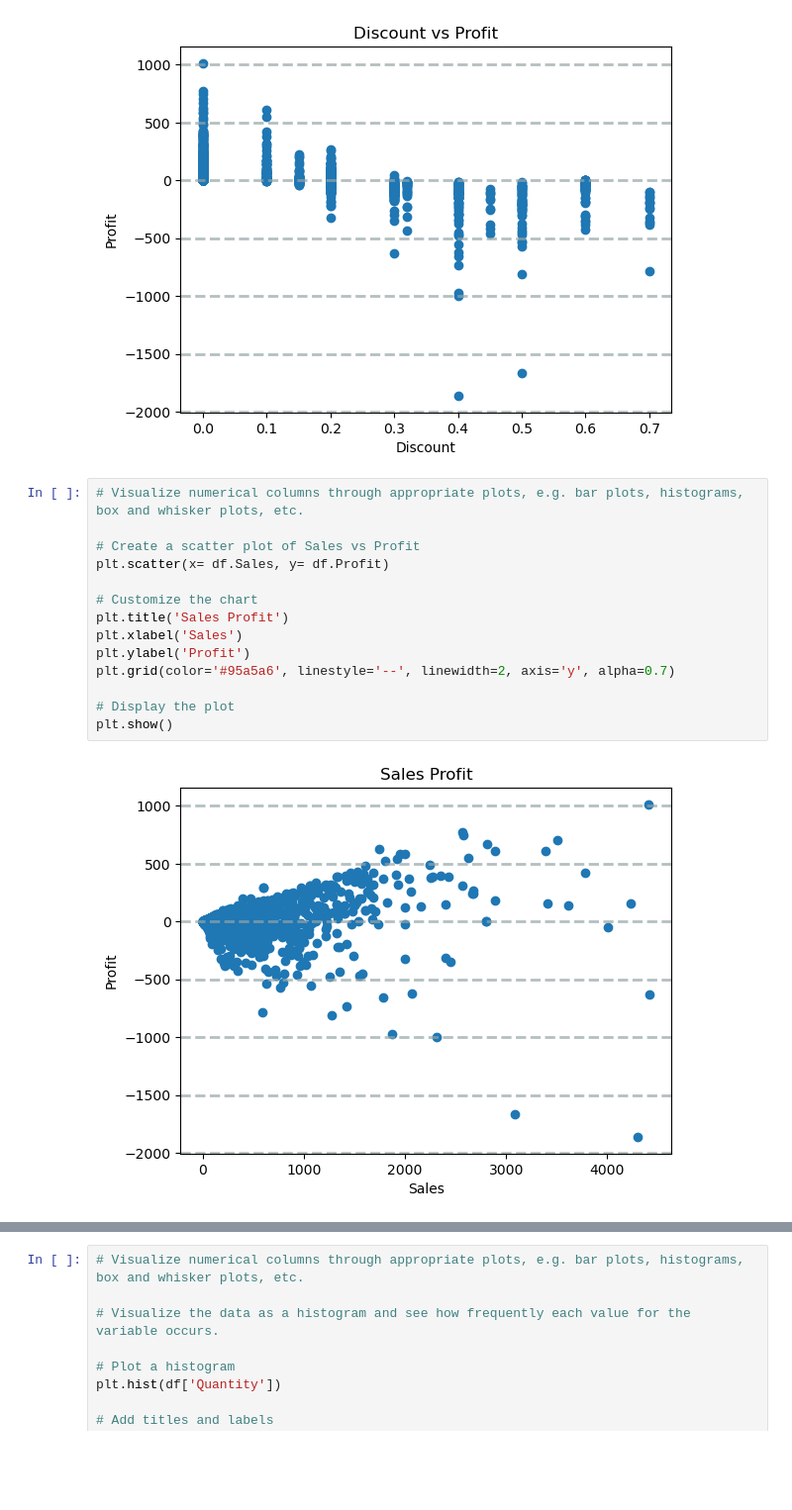
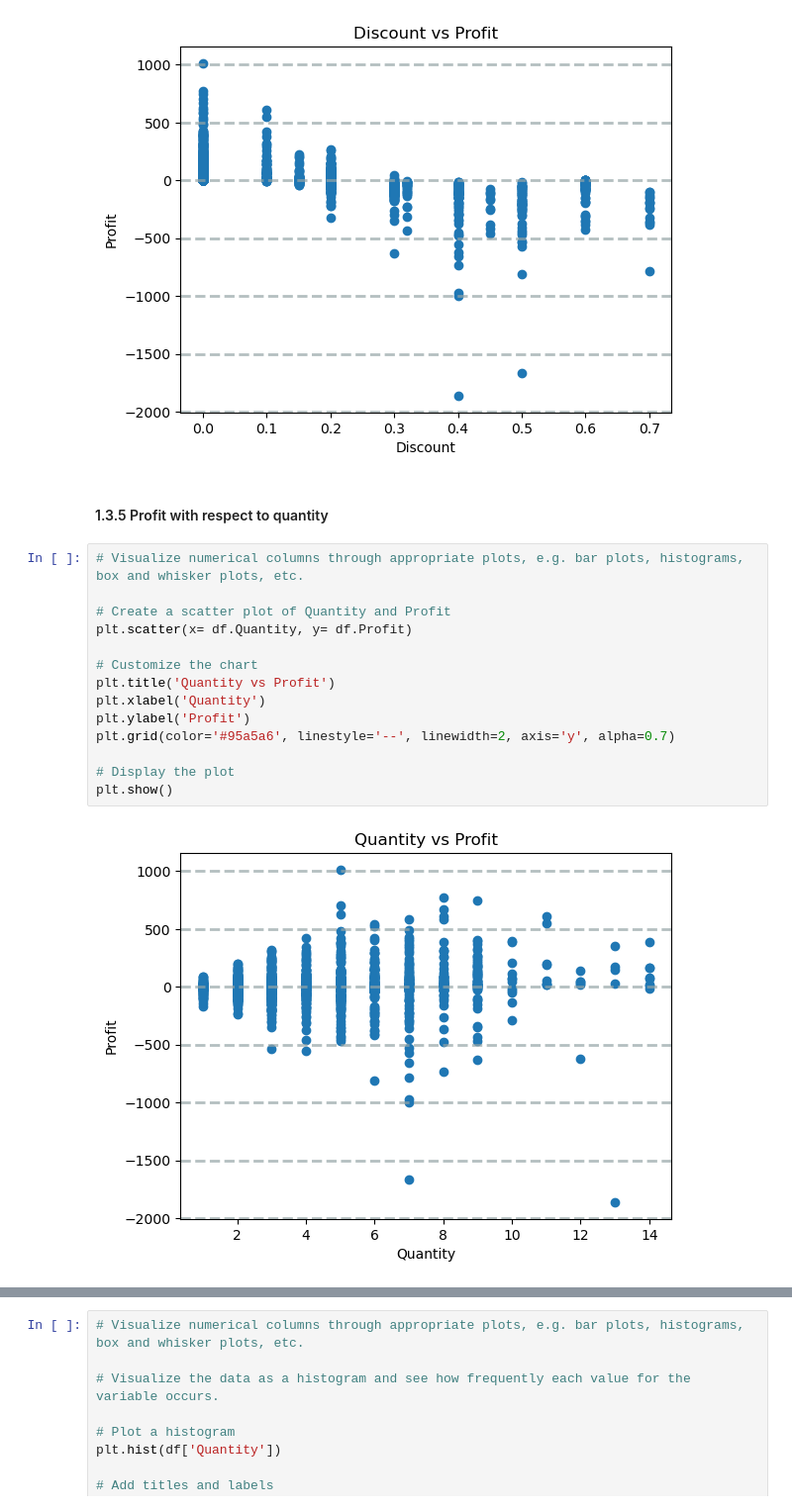
Before and after one commit to CandaceYMS/2024-Phase-2-data-science, a Jupyter notebook: data-science/1. Analysis and Preprocessing/part1-submission.ipynb, the cells around one changed output, grey strips where cells are left out. Shown at 99% size. Saved outputs shown, nothing was run; the diff lists cells and outputs as text; blank space fills up the shorter version.

```diff
--- a/data-science/1. Analysis and Preprocessing/part1-submission.ipynb
+++ b/data-science/1. Analysis and Preprocessing/part1-submission.ipynb
@@ -128,19 +168,21 @@ plt.grid(color='#95a5a6', linestyle='--', linewidth=2, axis='y', alpha=0.7)
 plt.show()
 # %% [output]
 [figure]
+# %% [markdown]
+#### 1.3.5 Profit with respect to quantity
 # %%
 # Visualize numerical columns through appropriate plots, e.g. bar plots, histograms, box and whisker plots, etc.
 
-# Create a scatter plot of Sales vs Profit
-plt.scatter(x= df.Sales, y= df.Profit)
+# Create a scatter plot of Quantity and Profit
+plt.scatter(x= df.Quantity, y= df.Profit)
 
 # Customize the chart
-plt.title('Sales Profit')
-plt.xlabel('Sales')
+plt.title('Quantity vs Profit')
+plt.xlabel('Quantity')
 plt.ylabel('Profit')
 plt.grid(color='#95a5a6', linestyle='--', linewidth=2, axis='y', alpha=0.7)
 
 # Display the plot
 plt.show()
 # %% [output]
-[figure, old version]
+[figure, new version]
```
Also changed, not shown: parts of 33 cells of this notebook.
